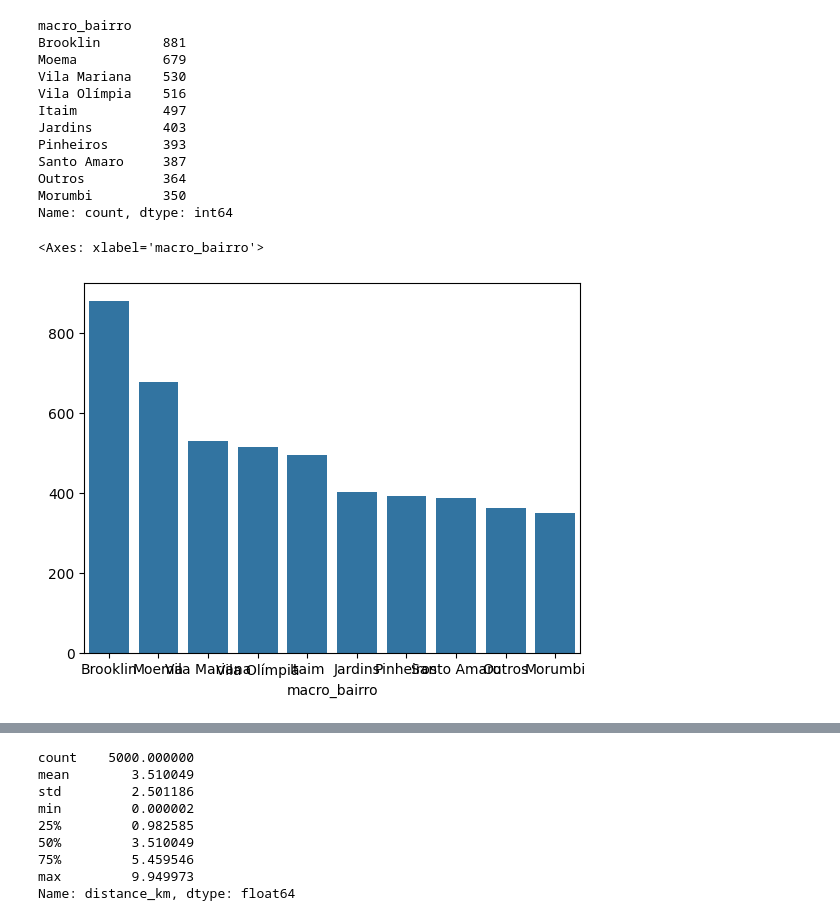
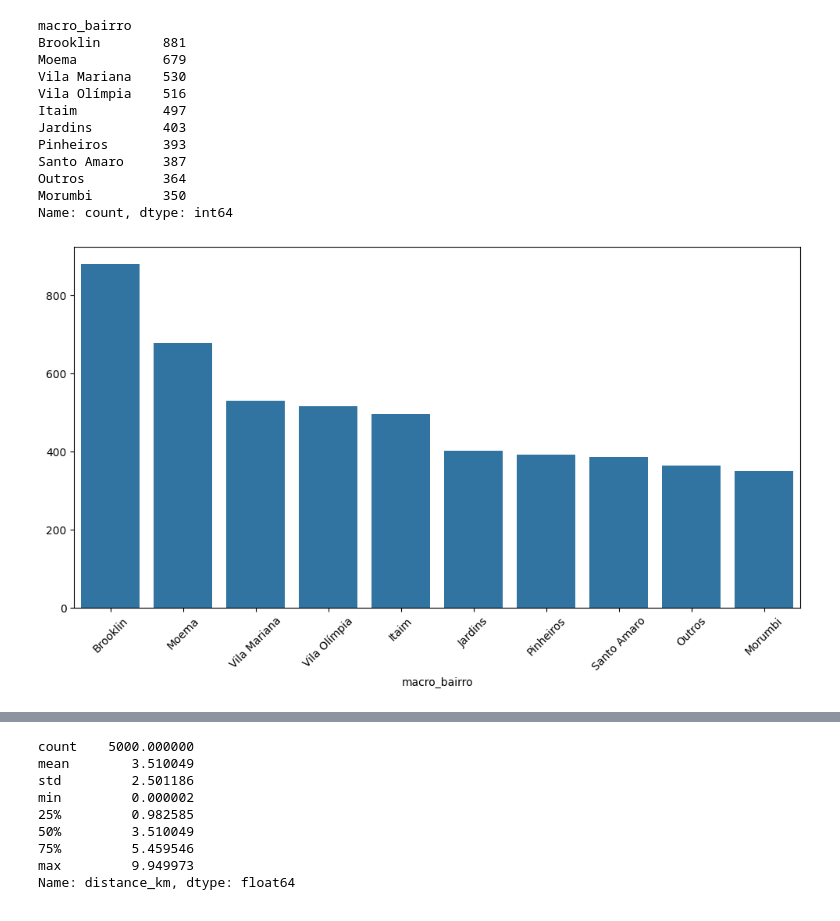
Before and after one commit to joaobaungartner/analise-de-dados, a Jupyter notebook: analise-de-dados.ipynb, the cells around one changed output, grey strips where cells are left out. Drawn from its saved outputs; the diff is of its cells as text; code cells hidden in the pictures.

Commit message:
Analise dos dados por macro bairro

```diff
--- a/analise-de-dados.ipynb
+++ b/analise-de-dados.ipynb
@@ -158,7 +160,9 @@ Outros          364
 Morumbi         350
 Name: count, dtype: int64
 # %%
+plt.figure(figsize=(12,6))
 sns.barplot(x=df['macro_bairro'].value_counts().index, y=df['macro_bairro'].value_counts().values)
+plt.xticks(rotation=45)
+plt.show()
 # %% [output]
-<Axes: xlabel='macro_bairro'>
-[figure, old version]
+[figure, new version]
```
Also changed, not shown: parts of 20 cells of this notebook.
